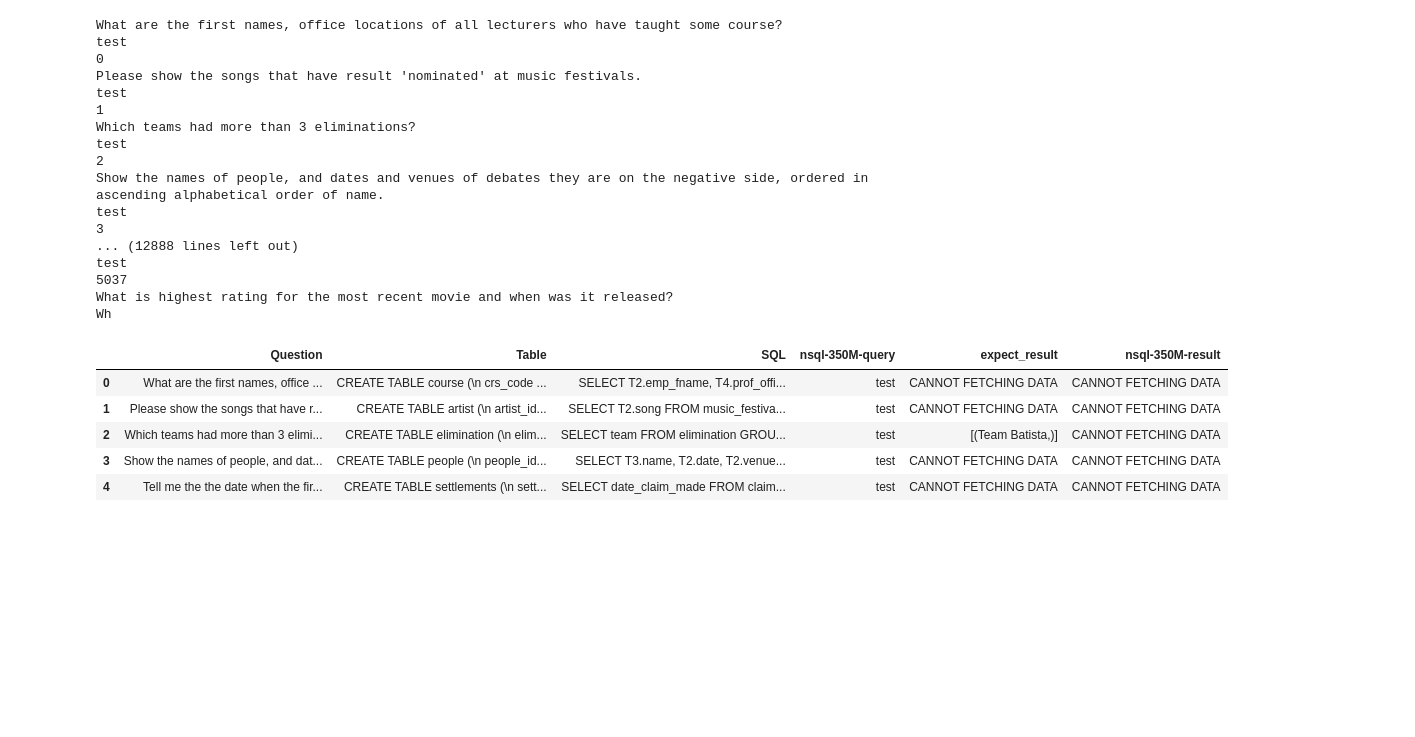
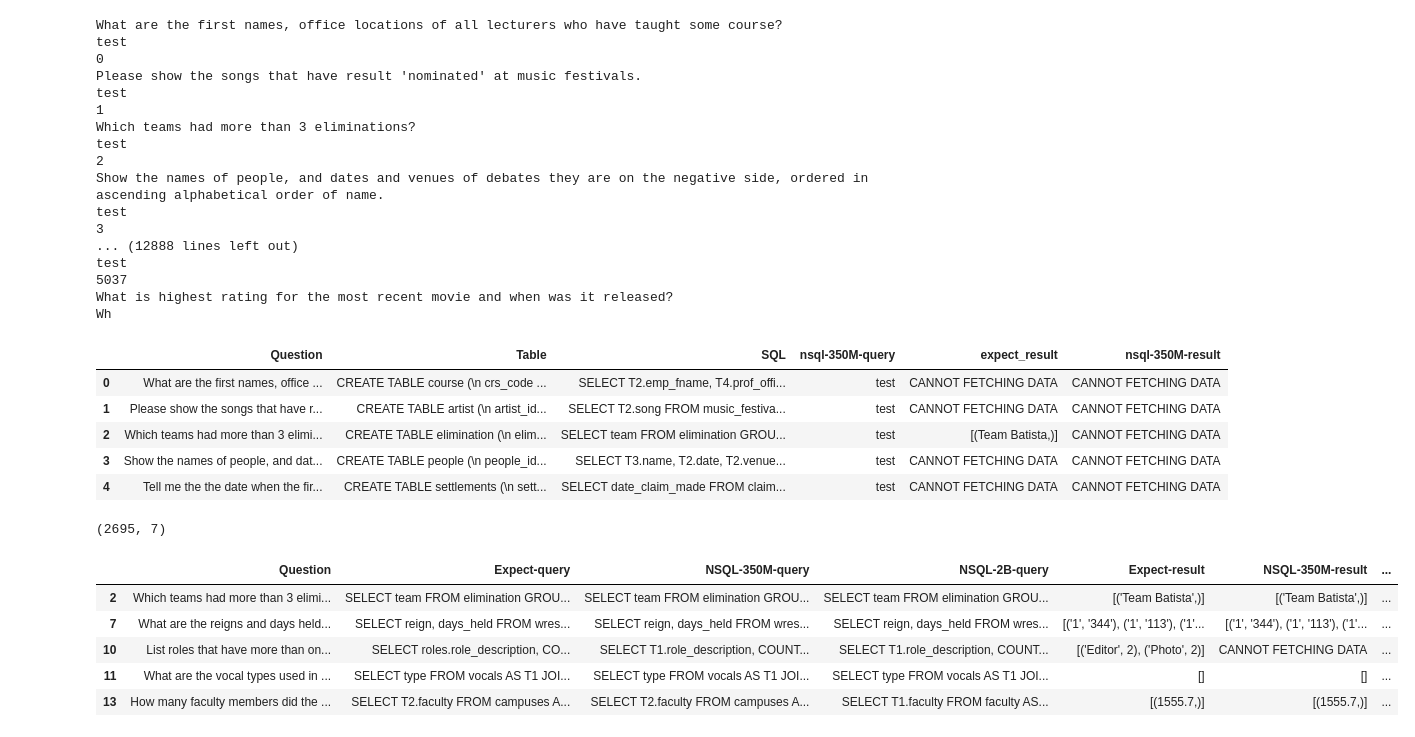
Before and after one commit to ThanawatTP/ChatQ, a Jupyter notebook: Expirements/model-expirement.ipynb, the cells around one changed output. Saved outputs shown, nothing was run; the diff lists cells and outputs as text; code cells hidden in the pictures; blank space fills up the shorter version.

Commit message:
model experiment

```diff
--- a/Expirements/model-expirement.ipynb
+++ b/Expirements/model-expirement.ipynb
@@ -161,3 +161,17 @@ df.head()
 | 2 | Which teams had more than 3 elimi... | CREATE TABLE elimination (\n elim... | SELECT team FROM elimination GROU... | test | [(Team Batista,)] | CANNOT FETCHING DATA |
 | 3 | Show the names of people, and dat... | CREATE TABLE people (\n people_id... | SELECT T3.name, T2.date, T2.venue... | test | CANNOT FETCHING DATA | CANNOT FETCHING DATA |
 | 4 | Tell me the the date when the fir... | CREATE TABLE settlements (\n sett... | SELECT date_claim_made FROM claim... | test | CANNOT FETCHING DATA | CANNOT FETCHING DATA |
+# %%
+df = pd.read_csv("../src/temp-model-expirements.csv")
+exclude_values = ["CANNOT FETCHING DATA", "TABLE NOT MATCH", None]
+filtered_df = df[~df['Expect-result'].isin(exclude_values)]
+print(filtered_df.shape)
+filtered_df.head()
+# %% [output]
+(2695, 7)
+|  | Question | Expect-query | NSQL-350M-query | NSQL-2B-query | Expect-result | NSQL-350M-result | ... |
+| 2 | Which teams had more than 3 elimi... | SELECT team FROM elimination GROU... | SELECT team FROM elimination GROU... | SELECT team FROM elimination GROU... | [('Team Batista',)] | [('Team Batista',)] | ... |
+| 7 | What are the reigns and days held... | SELECT reign, days_held FROM wres... | SELECT reign, days_held FROM wres... | SELECT reign, days_held FROM wres... | [('1', '344'), ('1', '113'), ('1'... | [('1', '344'), ('1', '113'), ('1'... | ... |
+| 10 | List roles that have more than on... | SELECT roles.role_description, CO... | SELECT T1.role_description, COUNT... | SELECT T1.role_description, COUNT... | [('Editor', 2), ('Photo', 2)] | CANNOT FETCHING DATA | ... |
+| 11 | What are the vocal types used in ... | SELECT type FROM vocals AS T1 JOI... | SELECT type FROM vocals AS T1 JOI... | SELECT type FROM vocals AS T1 JOI... | [] | [] | ... |
+| 13 | How many faculty members did the ... | SELECT T2.faculty FROM campuses A... | SELECT T2.faculty FROM campuses A... | SELECT T1.faculty FROM faculty AS... | [(1555.7,)] | [(1555.7,)] | ... |
```
Also changed, not shown: parts of 3 cells of this notebook, 3 other files.
